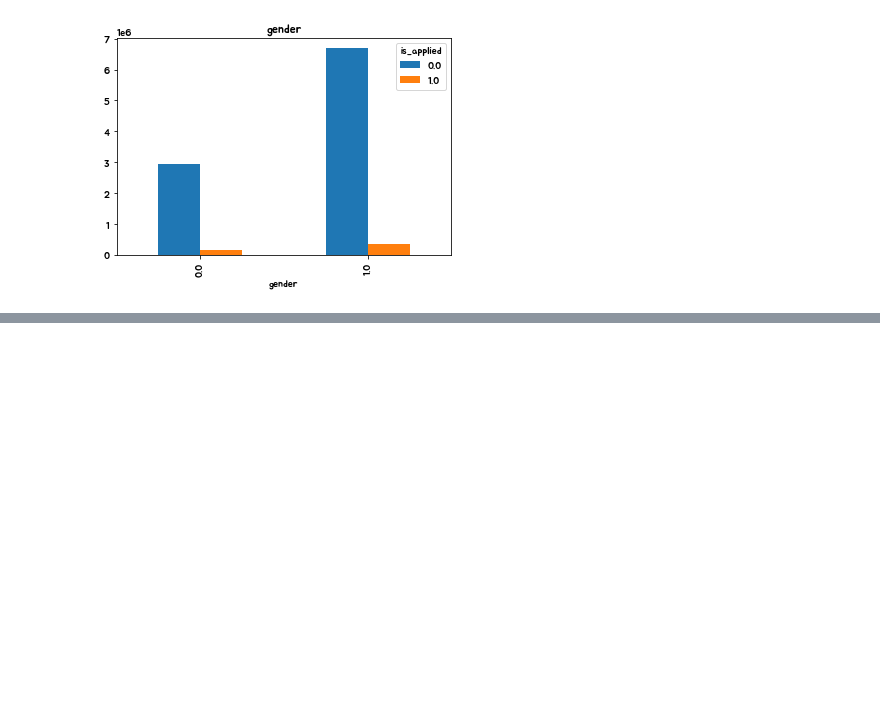
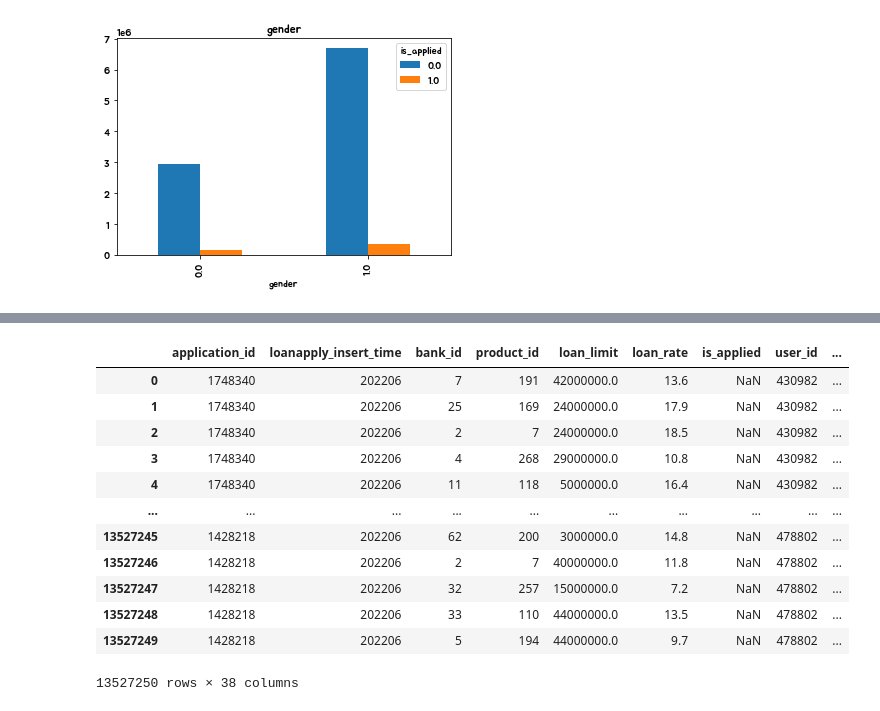
Before and after one commit to guddndbs/big_contest, a Jupyter notebook: pre.ipynb, the cells around one changed output, grey strips where cells are left out. Cells and saved outputs as stored; diff of their text form; code cells hidden in the pictures; blank space fills up the shorter version.

```diff
--- a/pre.ipynb
+++ b/pre.ipynb
@@ -232,0 +216,8 @@ plt.show()
+# %%
+def date_to_num(x):
+  if str(x).find("-") != -1 :
+    return str(x).split("-")[0] + str(x).split("-")[1]
+  return str(x)
+# %%
+merge_df['loanapply_insert_time'] = merge_df['loanapply_insert_time'].apply(date_to_num)
+merge_df['loanapply_insert_time'].value_counts()
@@ -232,0 +230,5 @@ plt.show()
+# %%
+def year_to_mon(x, y):
+    return ((round(pd.to_numeric(y)/100 - x/100))*12 + (pd.to_numeric(y)%100 - x%100))
+# %%
+merge_df['company_enter_month'] = year_to_mon(merge_df['company_enter_month'], merge_df['loanapply_insert_time'])
@@ -232,0 +250,16 @@ plt.show()
+# %%
+merge_df
+# %% [output]
+|  | application_id | loanapply_insert_time | bank_id | product_id | loan_limit | loan_rate | is_applied | user_id | ... |
+| 0 | 1748340 | 202206 | 7 | 191 | 42000000.0 | 13.6 | NaN | 430982 | ... |
+| 1 | 1748340 | 202206 | 25 | 169 | 24000000.0 | 17.9 | NaN | 430982 | ... |
+| 2 | 1748340 | 202206 | 2 | 7 | 24000000.0 | 18.5 | NaN | 430982 | ... |
+| 3 | 1748340 | 202206 | 4 | 268 | 29000000.0 | 10.8 | NaN | 430982 | ... |
+| 4 | 1748340 | 202206 | 11 | 118 | 5000000.0 | 16.4 | NaN | 430982 | ... |
+| ... | ... | ... | ... | ... | ... | ... | ... | ... | ... |
+| 13527245 | 1428218 | 202206 | 62 | 200 | 3000000.0 | 14.8 | NaN | 478802 | ... |
+| 13527246 | 1428218 | 202206 | 2 | 7 | 40000000.0 | 11.8 | NaN | 478802 | ... |
+| 13527247 | 1428218 | 202206 | 32 | 257 | 15000000.0 | 7.2 | NaN | 478802 | ... |
+| 13527248 | 1428218 | 202206 | 33 | 110 | 44000000.0 | 13.5 | NaN | 478802 | ... |
+| 13527249 | 1428218 | 202206 | 5 | 194 | 44000000.0 | 9.7 | NaN | 478802 | ... |
+13527250 rows × 38 columns
```
Also changed, not shown: parts of 17 cells of this notebook.
